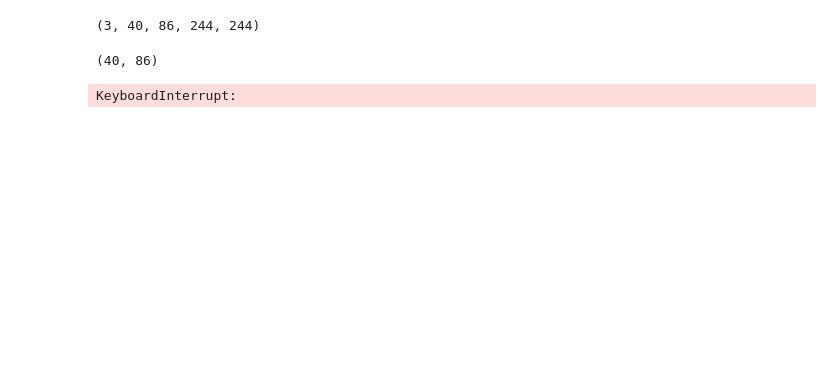
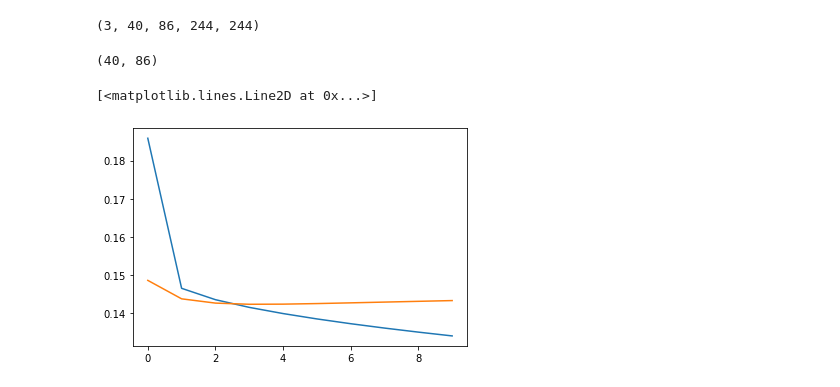
Before and after one commit to glennliu265/predict_amv, a Jupyter notebook: ResNet/train_resnet50.ipynb, the cells around one changed output. Cells and saved outputs as stored; diff of their text form; code cells hidden in the pictures; blank space fills up the shorter version.

```diff
--- a/ResNet/train_resnet50.ipynb
+++ b/ResNet/train_resnet50.ipynb
@@ -21,10 +21,12 @@ channels = 3
 batch_size = 32
 max_epochs = 10
 # %%
+data = data[:,0:ens,:,:,:]
 data.shape
 # %% [output]
 (3, 40, 86, 244, 244)
 # %%
+target = target[0:ens,:]
 target.shape
 # %% [output]
 (40, 86)
@@ -38,9 +40,9 @@ X_train = torch.from_numpy( X[0:int(np.floor(percent_train*(tstep-lead)*ens)),:,
 
 X_val = torch.from_numpy( X[int(np.floor(percent_train*(tstep-lead)*ens)):,:,:,:].astype(np.float32) )
 
-y_train = torch.from_numpy(  y[0:int(np.floor(percent_train*(tstep-lead)*ens)),:]  )
+y_train = torch.from_numpy(  y[0:int(np.floor(percent_train*(tstep-lead)*ens)),:].astype(np.float32)  )
 
-y_val = torch.from_numpy( y[int(np.floor(percent_train*(tstep-lead)*ens)):,:]  )
+y_val = torch.from_numpy( y[int(np.floor(percent_train*(tstep-lead)*ens)):,:].astype(np.float32)  )
 # %%
 train_loader = DataLoader(TensorDataset(X_train, y_train), batch_size=batch_size)
 val_loader   = DataLoader(TensorDataset(X_val, y_val), batch_size=batch_size)
@@ -55,8 +57,8 @@ model.fc = nn.Linear(2048, 1)
 opt = torch.optim.Adam(model.parameters())
 loss_fn = nn.MSELoss()
 # %%
-epo_train_losses = [loss_fn(model(X_train),y_train)]
-epo_val_losses = [loss_fn(model(X_val),y_val)]
+epo_train_losses = [] #[loss_fn(model(X_train),y_train)]
+epo_val_losses = [] #[loss_fn(model(X_val),y_val)]
 
 
 for iepoch in tqdm(range(max_epochs)):
@@ -65,7 +67,7 @@ for iepoch in tqdm(range(max_epochs)):
     model.train()
     for x_batch, y_batch in train_loader:
         y_pred = model(x_batch)
-        loss = loss_fn(y_pred.squeeze(), y_batch.squeeze())
+        loss = loss_fn(y_pred, y_batch)
         batch_train_losses.append(loss.item())
         loss.backward()
         opt.step()
@@ -76,8 +78,12 @@ for iepoch in tqdm(range(max_epochs)):
     with torch.set_grad_enabled(False):
         for x_batch_val, y_batch_val in val_loader:
             y_pred = model(x_batch_val)
-            loss = loss_fn(y_pred.squeeze(), y_batch_val.squeeze())
+            loss = loss_fn(y_pred, y_batch_val)
             batch_val_losses.append(loss.item())
         epo_val_losses.append( sum(batch_val_losses)/len(batch_val_losses) )
-# %% [output]
-KeyboardInterrupt:
+# %%
+plt.plot(epo_train_losses)
+plt.plot(epo_val_losses)
+# %% [output]
+[<matplotlib.lines.Line2D at 0x...>]
+[figure, added]
```
Also changed, not shown: parts of 6 cells of this notebook, 1 other file.
